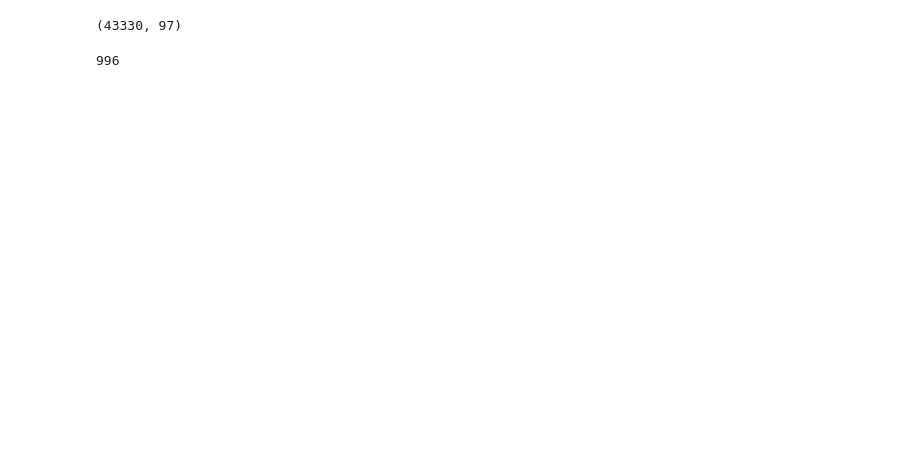
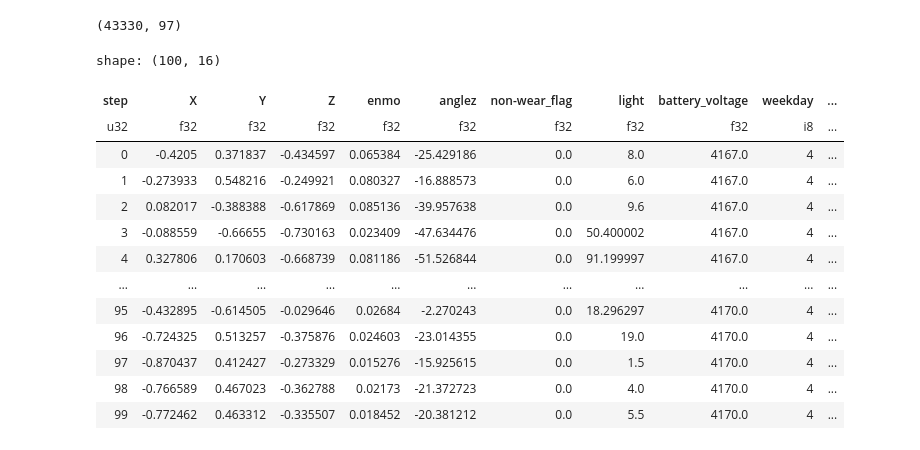
Before and after one commit to sumaniitm/child-mind-inst-problematic-internet-use-kaggle, a Jupyter notebook: suman-data-exploration.ipynb, the cells around one changed output. Cells and saved outputs as stored; diff of their text form; code cells hidden in the pictures; blank space fills up the shorter version.

```diff
--- a/suman-data-exploration.ipynb
+++ b/suman-data-exploration.ipynb
@@ -177,4 +144,0 @@ final_id_list = list(set(actigraphy_id_list).intersection(train_data_id_list))
-# %%
-len(final_id_list)
-# %% [output]
-996
@@ -185,0 +145,34 @@ parquet_sample_df = pl.read_parquet(sample_parquet_file)
+# %%
+df_initializing_id = final_id_list.pop()
+
+parquet_file_name = "id={0}/*.parquet".format(df_initializing_id)
+first_parquet_file = config_dict['train_parquet_root_path']+parquet_file_name
+
+first_parquet_df = pl.read_parquet(first_parquet_file)
+first_parquet_df = first_parquet_df.drop(['id'])
+
+first_parquet_df = first_parquet_df.with_columns([
+    pl.lit(id).alias("id"),
+    pl.col("time_of_day").map_elements(get_hours, return_dtype=pl.Int32).alias("hour_of_day"),
+    pl.col("time_of_day").map_elements(get_mins, return_dtype=pl.Int32).alias("min_of_day"),
+    pl.col("time_of_day").map_elements(get_secs, return_dtype=pl.Int32).alias("sec_of_day")
+])
+
+first_parquet_df = first_parquet_df.drop(['time_of_day'])
+
+first_parquet_df.head(100)
+# %% [output]
+shape: (100, 16)
+| step | X | Y | Z | enmo | anglez | non-wear_flag | light | battery_voltage | weekday | ... |
+| u32 | f32 | f32 | f32 | f32 | f32 | f32 | f32 | f32 | i8 | ... |
+| 0 | -0.4205 | 0.371837 | -0.434597 | 0.065384 | -25.429186 | 0.0 | 8.0 | 4167.0 | 4 | ... |
+| 1 | -0.273933 | 0.548216 | -0.249921 | 0.080327 | -16.888573 | 0.0 | 6.0 | 4167.0 | 4 | ... |
+| 2 | 0.082017 | -0.388388 | -0.617869 | 0.085136 | -39.957638 | 0.0 | 9.6 | 4167.0 | 4 | ... |
+| 3 | -0.088559 | -0.66655 | -0.730163 | 0.023409 | -47.634476 | 0.0 | 50.400002 | 4167.0 | 4 | ... |
+| 4 | 0.327806 | 0.170603 | -0.668739 | 0.081186 | -51.526844 | 0.0 | 91.199997 | 4167.0 | 4 | ... |
+| … | … | … | … | … | … | … | … | … | … | ... |
+| 95 | -0.432895 | -0.614505 | -0.029646 | 0.02684 | -2.270243 | 0.0 | 18.296297 | 4170.0 | 4 | ... |
+| 96 | -0.724325 | 0.513257 | -0.375876 | 0.024603 | -23.014355 | 0.0 | 19.0 | 4170.0 | 4 | ... |
+| 97 | -0.870437 | 0.412427 | -0.273329 | 0.015276 | -15.925615 | 0.0 | 1.5 | 4170.0 | 4 | ... |
+| 98 | -0.766589 | 0.467023 | -0.362788 | 0.02173 | -21.372723 | 0.0 | 4.0 | 4170.0 | 4 | ... |
+| 99 | -0.772462 | 0.463312 | -0.335507 | 0.018452 | -20.381212 | 0.0 | 5.5 | 4170.0 | 4 | ... |
```
Also changed, not shown: parts of 18 cells of this notebook.
